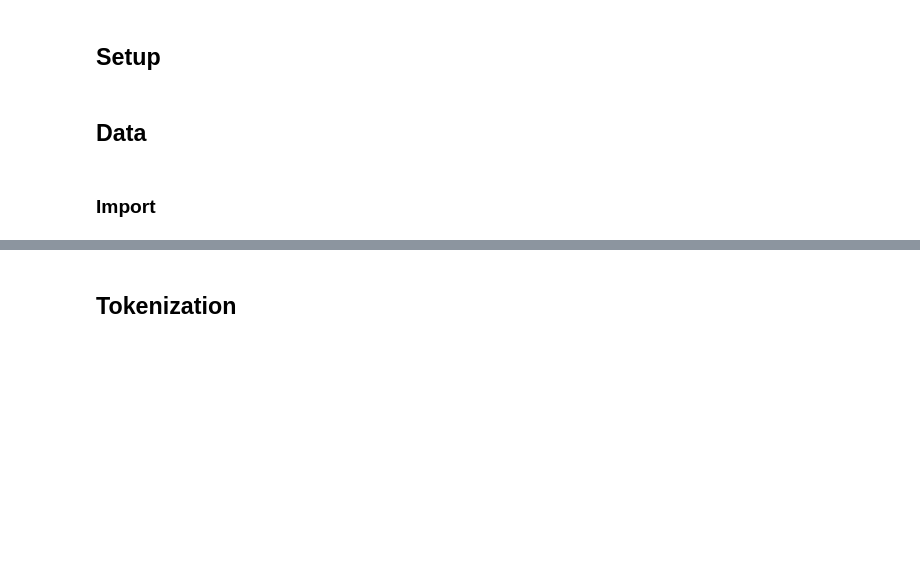
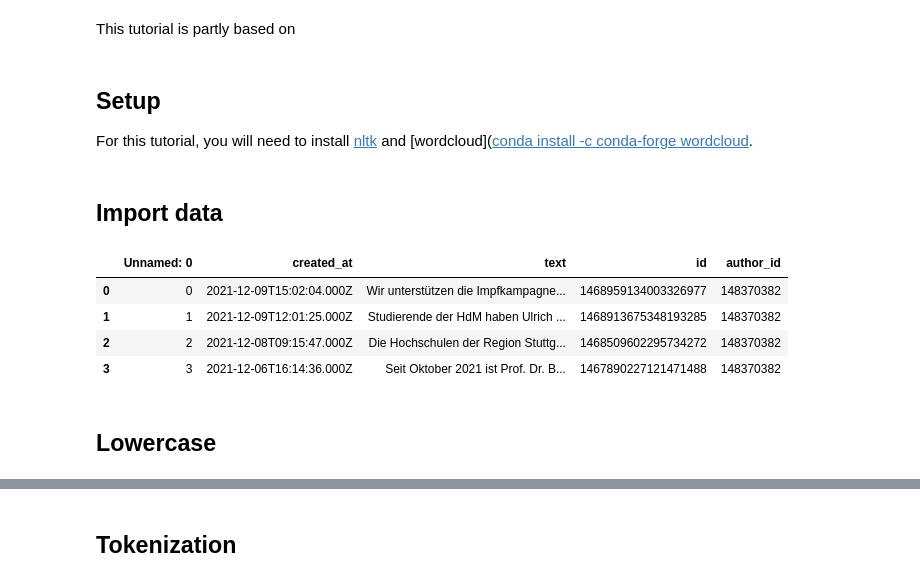
Before and after one commit to kirenz/twitter-tweepy, a Jupyter notebook: tweepy-nltk.ipynb, the cells around one changed output, grey strips where cells are left out. Saved outputs shown, nothing was run; the diff lists cells and outputs as text; code cells hidden in the pictures; blank space fills up the shorter version.

```diff
--- a/tweepy-nltk.ipynb
+++ b/tweepy-nltk.ipynb
@@ -4,0 +3,6 @@ This tutorial is partly based on [](https://medium.com/analytics-vidhya/twitter-
+# %% [markdown]
+This tutorial is partly based on [](https://medium.com/analytics-vidhya/twitter-sentiment-analysis-134553698978)
+# %% [markdown]
+## Setup
+
+For this tutorial, you will need to install [nltk](https://anaconda.org/anaconda/nltk) and [wordcloud]([conda install -c conda-forge wordcloud](https://anaconda.org/conda-forge/wordcloud).
@@ -5,2 +16,13 @@ This tutorial is partly based on [](https://medium.com/analytics-vidhya/twitter-
+# %% [markdown]
+## Import data
+# %%
+df = pd.read_csv("https://raw.githubusercontent.com/kirenz/twitter-tweepy/main/tweets.csv")
+df
+# %% [output]
+|  | Unnamed: 0 | created_at | text | id | author_id |
+| 0 | 0 | 2021-12-09T15:02:04.000Z | Wir unterstützen die Impfkampagne... | 1468959134003326977 | 148370382 |
+| 1 | 1 | 2021-12-09T12:01:25.000Z | Studierende der HdM haben Ulrich ... | 1468913675348193285 | 148370382 |
+| 2 | 2 | 2021-12-08T09:15:47.000Z | Die Hochschulen der Region Stuttg... | 1468509602295734272 | 148370382 |
+| 3 | 3 | 2021-12-06T16:14:36.000Z | Seit Oktober 2021 ist Prof. Dr. B... | 1467890227121471488 | 148370382 |
 # %% [markdown]
-## Setup
+## Lowercase
@@ -10,4 +28,0 @@ import pandas as pd
-# %% [markdown]
-## Data
-# %% [markdown]
-### Import
```
Also changed, not shown: parts of 40 cells of this notebook.
